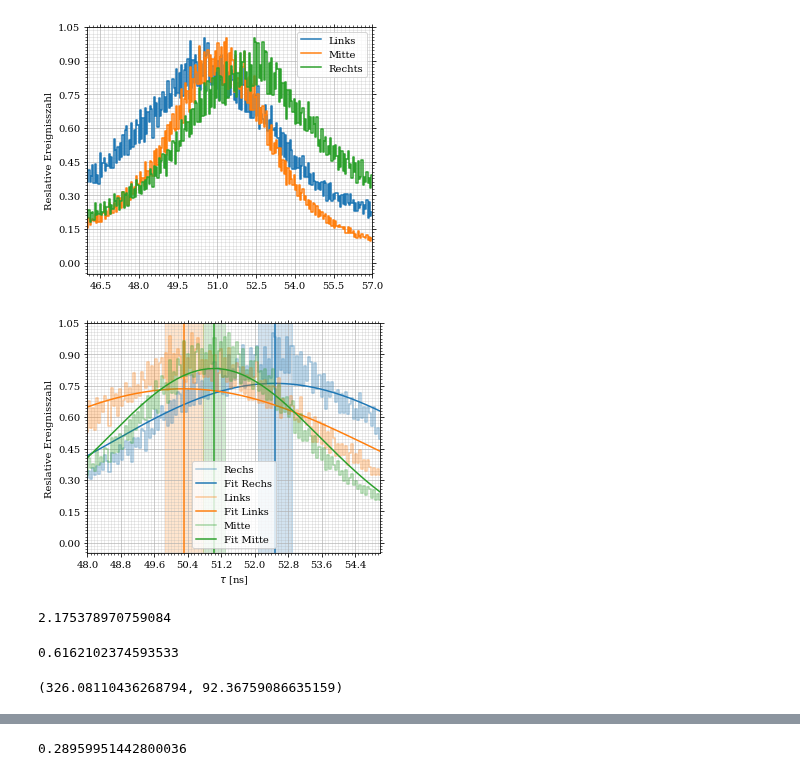
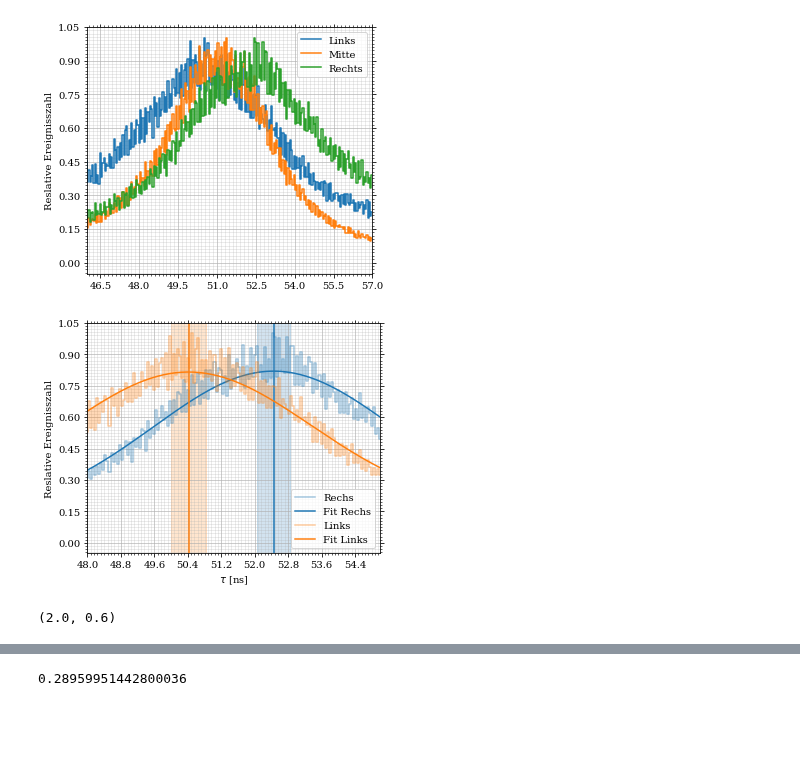
Before and after one commit to vale981/fpraktikum, a Jupyter notebook: PET/auswertung/Untitled.ipynb, the cells around one changed output, grey strips where cells are left out. Saved outputs shown, nothing was run; the diff lists cells and outputs as text; code cells hidden in the pictures; blank space fills up the shorter version.

```diff
--- a/PET/auswertung/Untitled.ipynb
+++ b/PET/auswertung/Untitled.ipynb
@@ -111,28 +111,20 @@ save_fig(fig, 'all_times', 'calibration')
 [figure]
 # %%
 fig, ax = set_up_plot()
-p_r, d_p_r = find_and_plot_peak(rechts, ax, 'Rechs')
-p_l, d_p_l = find_and_plot_peak(links, ax, 'Links')
-p_m, d_p_m = find_and_plot_peak(mitte[0], ax, 'Mitte')
+p_r, d_p_r = find_and_plot_peak(rechts, ax, 'Rechs', time_interval=[45, 65])
+p_l, d_p_l = find_and_plot_peak(links, ax, 'Links', time_interval=[40, 60])
+#p_m, d_p_m = find_and_plot_peak(mitte[0], ax, 'Mitte', time_interval=[40, 60])
 ax.legend()
 ax.set_ylabel('Reslative Ereignisszahl')
 ax.set_xlabel(r'$\tau$ [ns]')
-ax.set_xlim(48, 55)
+ax.set_xlim(48,55)
 
 save_fig(fig, 'lenght_det', 'calibration')
 # %% [output]
-[figure, old version]
+[figure, new version]
+# %%
+scientific_round((p_r - p_l), np.sqrt(d_p_r**2 + d_p_l**2))
+# %% [output]
+(2.0, 0.6)
 # %%
 l, d_l = (p_r - p_l)/2*1e-6*c, 1/2*np.sqrt(d_p_r**2 + d_p_l**2)*1e-6*c
-# %%
-(p_r - p_l)
-# %% [output]
-2.175378970759084
-# %%
-np.sqrt(d_p_r**2 + d_p_l**2)
-# %% [output]
-0.6162102374593533
-# %%
-l, d_l
-# %% [output]
-(326.08110436268794, 92.36759086635159)
```
Also changed, not shown: parts of 3 cells of this notebook, 16 other files.
